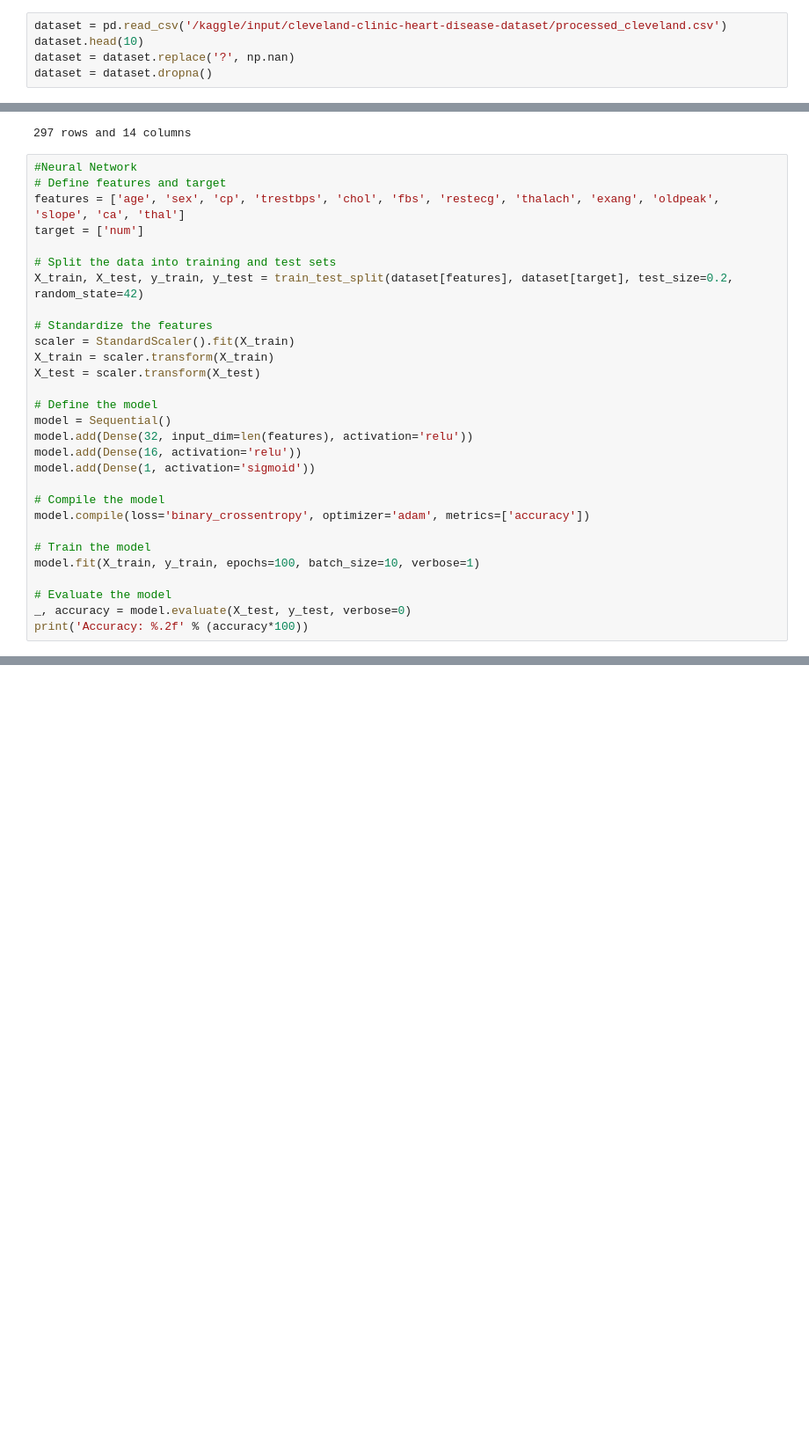
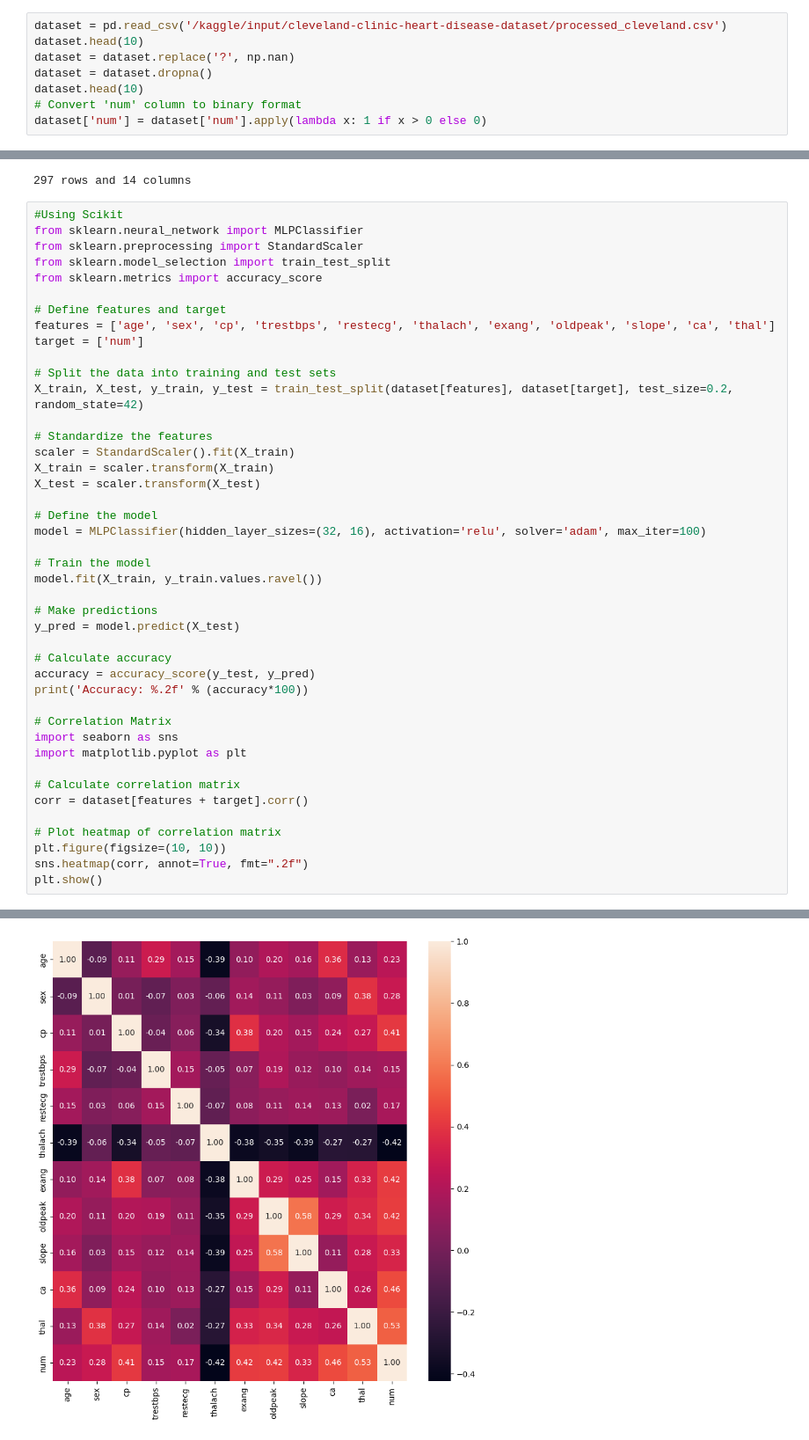
Before and after one commit to gendeh/Illinois-Data-Science---Heart-Disease-Classification, a Jupyter notebook: heart-disease-data-dive.ipynb, the cells around one changed output, grey strips where cells are left out. Shown: that part at 88% size. Drawn from its saved outputs; the diff is of its cells as text; blank space fills up the shorter version.

```diff
--- a/heart-disease-data-dive.ipynb
+++ b/heart-disease-data-dive.ipynb
@@ -38,15 +38,23 @@ dataset = pd.read_csv('/kaggle/input/cleveland-clinic-heart-disease-dataset/proc
 dataset.head(10)
 dataset = dataset.replace('?', np.nan)
 dataset = dataset.dropna()
+dataset.head(10)
+# Convert 'num' column to binary format
+dataset['num'] = dataset['num'].apply(lambda x: 1 if x > 0 else 0)
 # %%
 nRow, nCol = dataset.shape
 print(f'{nRow} rows and {nCol} columns')
 # %% [output]
 297 rows and 14 columns
 # %%
-#Neural Network
+#Using Scikit
+from sklearn.neural_network import MLPClassifier
+from sklearn.preprocessing import StandardScaler
+from sklearn.model_selection import train_test_split
+from sklearn.metrics import accuracy_score
+
 # Define features and target
-features = ['age', 'sex', 'cp', 'trestbps', 'chol', 'fbs', 'restecg', 'thalach', 'exang', 'oldpeak', 'slope', 'ca', 'thal']
+features = ['age', 'sex', 'cp', 'trestbps', 'restecg', 'thalach', 'exang', 'oldpeak', 'slope', 'ca', 'thal']
 target = ['num']
 
 # Split the data into training and test sets
@@ -58,18 +66,27 @@ X_train = scaler.transform(X_train)
 X_test = scaler.transform(X_test)
 
 # Define the model
-model = Sequential()
-model.add(Dense(32, input_dim=len(features), activation='relu'))
-model.add(Dense(16, activation='relu'))
-model.add(Dense(1, activation='sigmoid'))
-
-# Compile the model
-model.compile(loss='binary_crossentropy', optimizer='adam', metrics=['accuracy'])
+model = MLPClassifier(hidden_layer_sizes=(32, 16), activation='relu', solver='adam', max_iter=100)
 
 # Train the model
-model.fit(X_train, y_train, epochs=100, batch_size=10, verbose=1)
+model.fit(X_train, y_train.values.ravel())
 
-# Evaluate the model
-_, accuracy = model.evaluate(X_test, y_test, verbose=0)
+# Make predictions
+y_pred = model.predict(X_test)
+
+# Calculate accuracy
+accuracy = accuracy_score(y_test, y_pred)
 print('Accuracy: %.2f' % (accuracy*100))
+
+# Correlation Matrix
+import seaborn as sns
+import matplotlib.pyplot as plt
+
+# Calculate correlation matrix
+corr = dataset[features + target].corr()
+
+# Plot heatmap of correlation matrix
+plt.figure(figsize=(10, 10))
+sns.heatmap(corr, annot=True, fmt=".2f")
+plt.show()
 # %% [output]
@@ -92,0 +94 @@ Accuracy: 65.00
+[figure, added]
```
Also changed, not shown: parts of 1 cell of this notebook.
